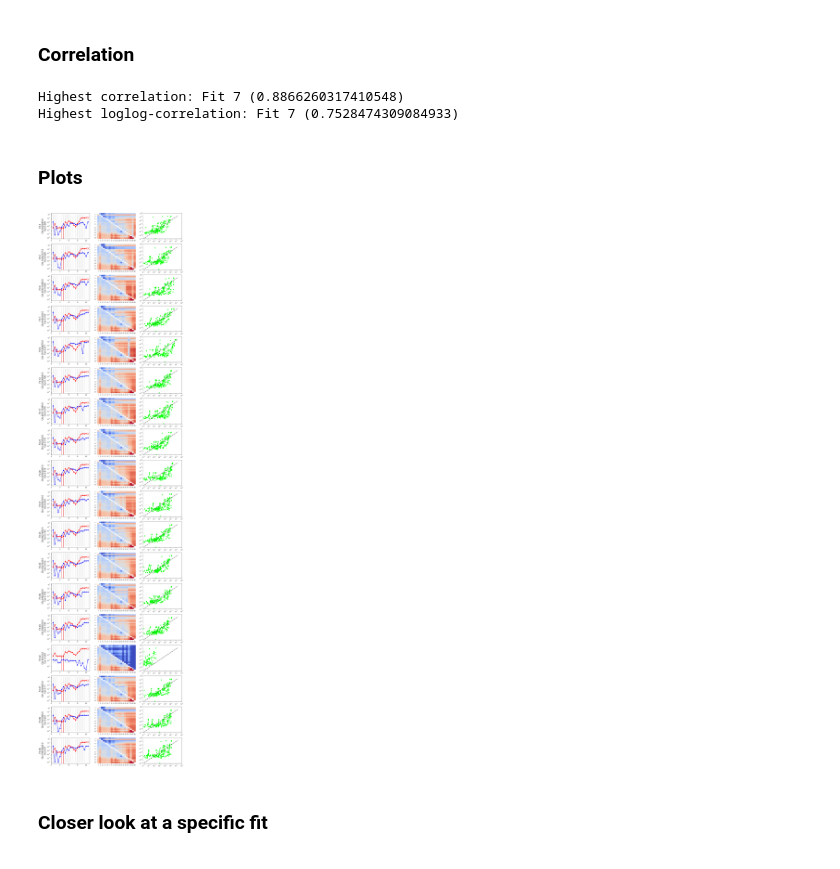
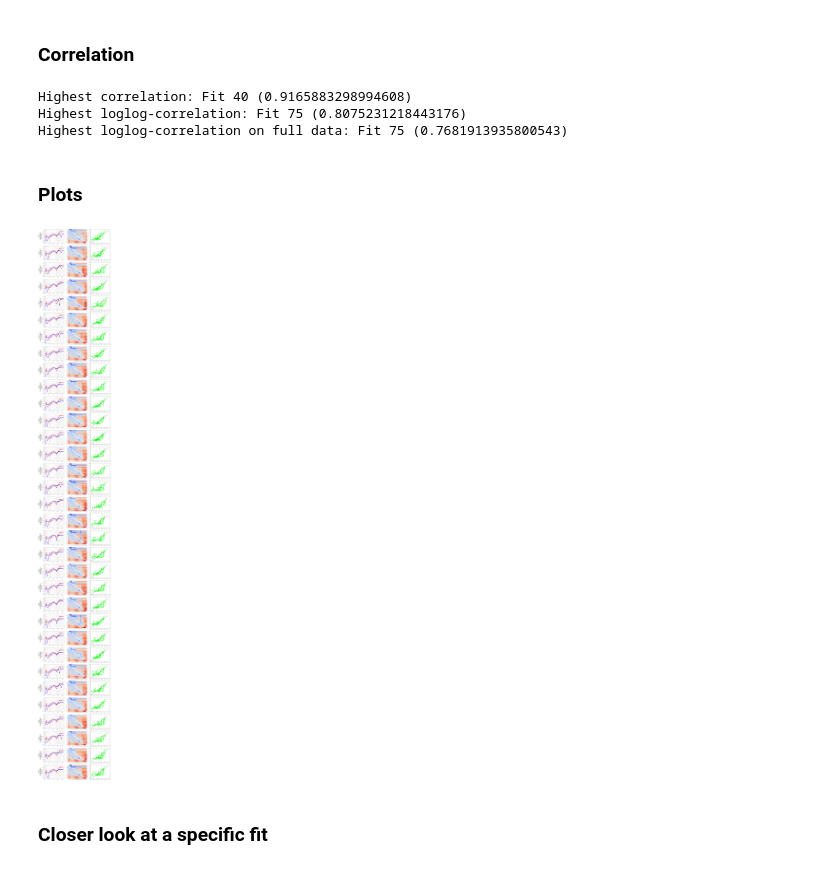
Before and after one commit to martin-depken/Energy-Landscape, a Jupyter notebook: predict_pclv_Stijn/cleavage_from_boyle_fit.ipynb, the cells around one changed output. Drawn from its saved outputs; the diff is of its cells as text; code cells hidden in the pictures.

```diff
--- a/predict_pclv_Stijn/cleavage_from_boyle_fit.ipynb
+++ b/predict_pclv_Stijn/cleavage_from_boyle_fit.ipynb
@@ -14,8 +14,9 @@ current_colors = sns.color_palette()
 # %% [markdown]
 ### Load fit results
 # %%
-goodsim = [4,5,6,7,9,13,17,21,26,31,33,35,47,49,50] #36,40,42 are added because they give the highest chi, correlation
-#goodsim = range(1,37) + range(38,51)
+goodsim = [4,5,6,7,9,13,17,21,26,31,33,35,40,47,49,50,
+          51,53,54,56,59,63,67,68,69,75,79,80,82,83,87,90,97] #40,75 are added because they give the highest correlations
+#goodsim = [59]
 parameters = np.zeros([len(goodsim),42])
 for i in range(len(goodsim)):
     filename = '../data/22_3_2019/fit_22_3_2019_sim_' + str(goodsim[i]) + '.txt'
@@ -62,6 +63,7 @@ Highest on-target rate: Fit 9
 # %%
 correlation_coefficients = []
 correlation_coefficients_log = []
+correlation_coefficients_log_full = []
 
 for j in range(len(goodsim)):
 
@@ -69,29 +71,39 @@ for j in range(len(goodsim)):
     fitpoints = []
     datapoints_log = []
     fitpoints_log = []
+    datapoints_log_full = []
+    fitpoints_log_full = []
 
     for i in range(len(xdata)):
         #datapoints.append(np.median(ydata[i]))
         datapoints.append(np.average(ydata[i],weights=np.reciprocal(yerror[i])))
         fitpoints.append(clv.calc_clv_rate_fast(parameters[j],modelIDcleave,xdata[i],guide))
         datapoints_log.append(np.log10(np.average(ydata[i],weights=np.reciprocal(yerror[i]))))
-        fitpoints_log.append(np.log10(clv.calc_clv_rate_fast(parameters[j],modelIDcleave,xdata[i],guide)))
+        clvtemp = clv.calc_clv_rate_fast(parameters[j],modelIDcleave,xdata[i],guide)
+        fitpoints_log.append(np.log10(clvtemp))
+        for a in range(len(ydata[i])):
+            datapoints_log_full.append(np.log10(ydata[i][a]))
+            fitpoints_log_full.append(np.log10(clvtemp))
 
     correlation_coefficients.append(np.corrcoef([datapoints,fitpoints])[0][1])
     correlation_coefficients_log.append(np.corrcoef([datapoints_log,fitpoints_log])[0][1])
+    correlation_coefficients_log_full.append(np.corrcoef([datapoints_log_full,fitpoints_log_full])[0][1])
 
 
 correlation_coefficients = np.array(correlation_coefficients)
 correlation_coefficients_log = np.array(correlation_coefficients_log)
+correlation_coefficients_log_full = np.array(correlation_coefficients_log_full)
 print 'Highest correlation: Fit ' + str(goodsim[np.argmax(correlation_coefficients)]) + ' (' + str(correlation_coefficients[np.argmax(correlation_coefficients)]) + ')'
 print 'Highest loglog-correlation: Fit ' + str(goodsim[np.argmax(correlation_coefficients_log)]) + ' (' + str(correlation_coefficients_log[np.argmax(correlation_coefficients_log)]) + ')'
+print 'Highest loglog-correlation on full data: Fit ' + str(goodsim[np.argmax(correlation_coefficients_log_full)]) + ' (' + str(correlation_coefficients_log_full[np.argmax(correlation_coefficients_log_full)]) + ')'
 # %% [output]
-Highest correlation: Fit 7 (0.8866260317410548)
-Highest loglog-correlation: Fit 7 (0.7528474309084933)
+Highest correlation: Fit 40 (0.9165883298994608)
+Highest loglog-correlation: Fit 75 (0.8075231218443176)
+Highest loglog-correlation on full data: Fit 75 (0.7681913935800543)
 # %% [markdown]
 ### Plots
 # %%
-f,ax = plt.subplots(len(goodsim),3,sharey=False,figsize=[15,65])
+f,ax = plt.subplots(len(goodsim),3,sharey=False,figsize=[15,130])
 
 kclvData = []
 errormean = []
@@ -118,7 +130,7 @@ for j in range(len(goodsim)):
 
     kclv = list()
     for i in range(20):
-        kclv.append(clv.calc_clv_rate_fast(parameters[j],modelIDcleave,[i],20))
+        kclv.append(clv.calc_clv_rate_fast(parameters[j],modelIDcleave,[i+1],20))
     kclv.append(clv.calc_clv_rate_fast(parameters[j],modelIDcleave,[],20))
 
     ax[j][0].semilogy(range(1,21),kclvData,marker='o',color='r')
@@ -126,38 +138,38 @@ for j in range(len(goodsim)):
     ax[j][0].semilogy(range(1,22),kclv,color='b',marker='o')
     ax[j][0].errorbar(range(1,21),kclvData,errormean[0:20],None,color='r')
     ax[j][0].vlines(range(1,22),10**-6,1,color='grey',linewidth=0.5);
-    ax[j][0].set_ylabel('Fit ' + str(goodsim[j]) + '\nChi:' + str(np.round(chi[j]))+ '\nCor:' + str(np.round(correlation_coefficients_log[j],3)),fontsize=15)
+    ax[j][0].set_ylabel('Fit ' + str(goodsim[j]) + '\nChi:' + str(np.round(chi[j]))+ '\nCor:' + str(np.round(correlation_coefficients_log_full[j],3)),fontsize=15)
 
 
     k_double = np.zeros([20,20])
     for a in range(len(xdata)):
         if len(xdata[a])==2:
             x = xdata[a][0]
             y = xdata[a][1]
             k_double[x-1,y-1] = np.log10(clv.calc_clv_rate_fast(parameters[j],modelIDcleave,[x,y],guide))
 
     k_double_df = pd.DataFrame(k_double+k_data, index=range(1, 21), columns=range(1, 21))
     for i in range(1,21):
         k_double_df[i].loc[i]=np.nan
 
     sns.heatmap(k_double_df,cmap="coolwarm",cbar=False,ax=ax[j][1], vmin=-8, vmax=-1)
 
     datapoints = []
     fitpoints = []
 
     for i in range(len(xdata)):
         #datapoints.append(np.median(ydata[i]))
         datapoints.append(np.average(ydata[i],weights=np.reciprocal(yerror[i])))
         fitpoints.append(clv.calc_clv_rate_fast(parameters[j],modelIDcleave,xdata[i],guide))
 
     ax[j][2].loglog(fitpoints,datapoints,marker='o',markersize=5,color='lime',linewidth=0.0)
     ax[j][2].loglog([0,0.2],[0,0.2],'k-.')
     #ax[j][2].set_xlabel('Boyle fit cleavage prediction',fontsize=12)
     #ax[j][2].set_ylabel('Cleavage experiment data',fontsize=12)
     #ax[j][2].set_title('Correlation plot for fit ' + str(goodsim[j]),fontsize=12)
     ax[j][2].axis([10**-7,1,10**-7,1])
 # %% [output]
-[figure, old version]
+[figure, new version]
 # %% [markdown]
 ### Closer look at a specific fit
 # %%
```
Also changed, not shown: parts of 2 cells of this notebook.
